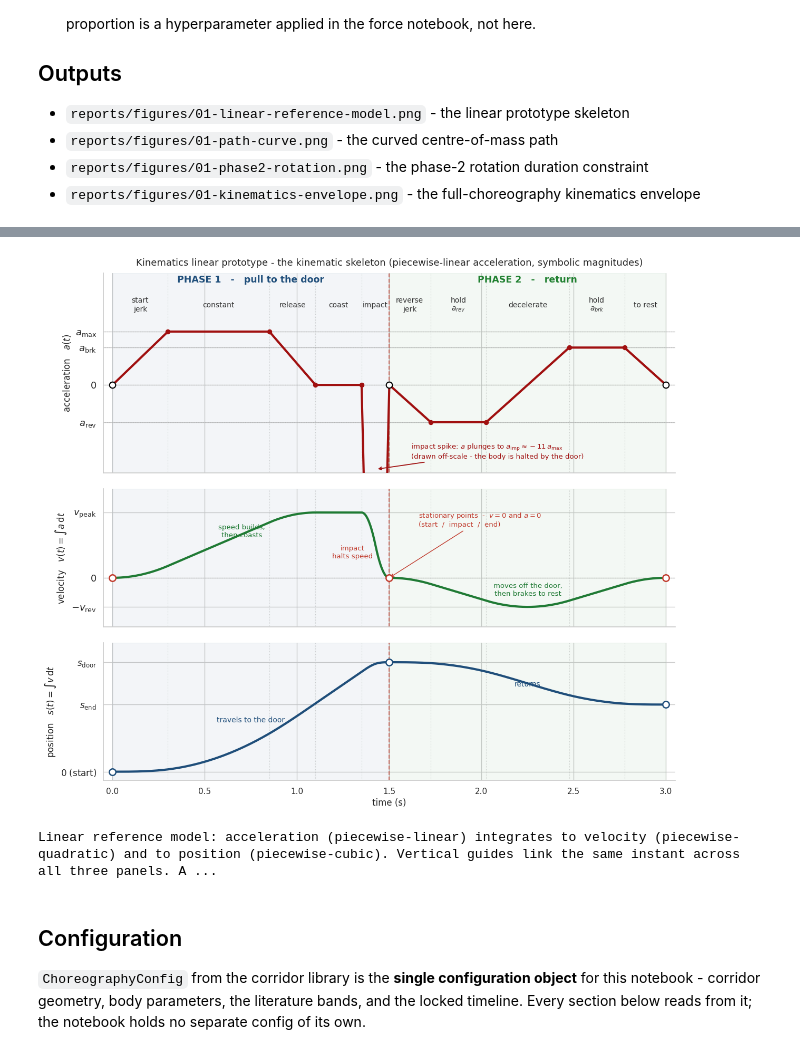
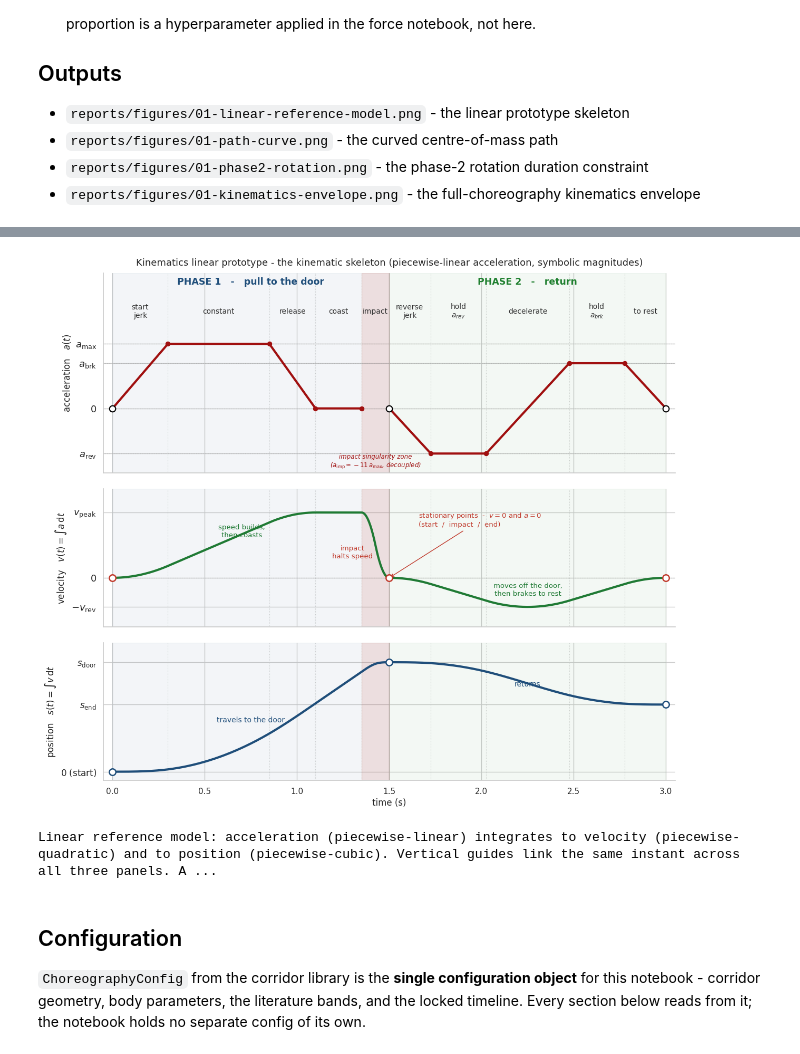
Before and after one commit to stellarshenson/henryk-simulations, a Jupyter notebook: notebooks/01-kj-corridor-kinematics.ipynb, the cells around one changed output, grey strips where cells are left out. Drawn from its saved outputs; the diff is of its cells as text; code cells hidden in the pictures.

```diff
--- a/notebooks/01-kj-corridor-kinematics.ipynb
+++ b/notebooks/01-kj-corridor-kinematics.ipynb
@@ -149,21 +198,25 @@ for ax in (ax_a, ax_v, ax_s):
     ax.axvspan(1.5, 3.0, color="#208030", alpha=0.05)
     for xb in seg_bounds:
         ax.axvline(xb, color="#cfcfcf", ls=":", lw=0.8, zorder=0)
-    ax.axvline(1.5, color="#c0392b", ls="--", lw=1.4, alpha=0.7, zorder=1)
+    ax.axvspan(1.35, 1.50, color="#c0392b", alpha=0.12, zorder=1)
     ax.spines[["top", "right"]].set_visible(False)
     ax.set_xlim(-0.05, 3.05)
 
 # ----- ACCELERATION -----
 for lvl in (a_max, a_brk, 0.0, a_rev):
     ax_a.axhline(lvl, color="#b0b0b0", ls=":", lw=0.9, alpha=0.8)
-ax_a.plot(tg, a_lin, color="#a01010", lw=3.0, solid_joinstyle="round", zorder=4)
-ax_a.scatter(bp_t, bp_a, color="#a01010", s=34, zorder=5)   # knots
+# impact singularity masked off the curve - shown as a zone, not an off-chart spike
+a_disp = np.where((tg >= 1.35) & (tg <= 1.50), np.nan, a_lin)
+ax_a.plot(tg, a_disp, color="#a01010", lw=3.0, solid_joinstyle="round", zorder=4)
+_knot = [(t, a) for t, a in zip(bp_t, bp_a) if a > a_rev - 0.30]
+ax_a.scatter([t for t, _ in _knot], [a for _, a in _knot],
+             color="#a01010", s=34, zorder=5)   # knots
 ax_a.scatter([0, 1.5, 3.0], [0, 0, 0], facecolor="white", edgecolor="black",
              s=70, lw=1.5, zorder=6)
 ax_a.set_yticks([a_rev, 0.0, a_brk, a_max])
 ax_a.set_yticklabels([r"$a_\mathrm{rev}$", "$0$", r"$a_\mathrm{brk}$",
                       r"$a_\mathrm{max}$"], fontsize=13)
-ax_a.set_ylim(a_rev - 0.95, a_max * 2.10)
+ax_a.set_ylim(a_rev - 0.30, a_max * 2.10)
 ax_a.set_ylabel("acceleration   $a(t)$", fontsize=12)
 # segment labels in a band above the curve
 for tx, lab in segments:
@@ -174,12 +227,10 @@ ax_a.text(0.75, a_max * 1.92, "PHASE 1   -   pull to the door", ha="center",
           fontsize=12.5, fontweight="bold", color="#1f4e7a")
 ax_a.text(2.25, a_max * 1.92, "PHASE 2   -   return", ha="center",
           fontsize=12.5, fontweight="bold", color="#208030")
-# impact off-scale callout
-ax_a.annotate(r"impact spike: $a$ plunges to $a_\mathrm{imp}\approx-11\,a_\mathrm{max}$"
-              "\n(drawn off-scale - the body is halted by the door)",
-              xy=(1.43, a_rev - 0.88), xytext=(1.62, a_rev - 0.55),
-              fontsize=9.5, color="#a01010", va="center",
-              arrowprops=dict(arrowstyle="->", color="#a01010", lw=1.3))
+# impact singularity zone - the spike is decoupled, not drawn
+ax_a.text(1.425, a_rev - 0.13, "impact singularity zone\n"
+          r"($a_\mathrm{imp}\approx-11\,a_\mathrm{max}$, decoupled)",
+          ha="center", va="center", fontsize=8.5, color="#a01010", style="italic")
 ax_a.set_title("Kinematics linear prototype - the kinematic skeleton "
                "(piecewise-linear acceleration, symbolic magnitudes)",
                fontsize=13, pad=10)
@@ -204,34 +255,34 @@ ax_v.annotate("stationary points  -  $v=0$ and $a=0$\n(start  /  impact  /  end)
               xy=(t_imp, v_imp), xytext=(1.66, v_peak * 0.78), fontsize=9.5,
               color="#c0392b", arrowprops=dict(arrowstyle="->", color="#c0392b"))
 
 # ----- POSITION -----
 ax_s.plot(tg, s_lin, color="#1f4e7a", lw=3.0, zorder=4)
 ax_s.scatter([0, t_imp, 3.0], [0, s_imp, s_end], facecolor="white",
              edgecolor="#1f4e7a", s=80, lw=1.8, zorder=6)
 ax_s.set_yticks([0.0, s_end, s_imp])
 ax_s.set_yticklabels(["$0$ (start)", r"$s_\mathrm{end}$", r"$s_\mathrm{door}$"],
                      fontsize=12)
 ax_s.set_ylabel(r"position   $s(t)=\int v\,\mathrm{d}t$", fontsize=12)
 ax_s.set_ylim(-0.08 * s_imp, s_imp * 1.18)
 ax_s.set_xlabel("time (s)", fontsize=12)
 ax_s.text(0.75, s_imp * 0.45, "travels to the door", ha="center", fontsize=10,
           color="#1f4e7a")
 ax_s.text(2.25, s_imp * 0.78, "returns", ha="center", fontsize=10,
           color="#1f4e7a")
 
 for ax in (ax_a, ax_v):
     plt.setp(ax.get_xticklabels(), visible=False)
 
 fig.savefig(_FIG_DIR / "01-linear-reference-model.png", dpi=150,
             bbox_inches="tight")
 plt.show()
 print("Linear reference model: acceleration (piecewise-linear) integrates to "
       "velocity (piecewise-quadratic) and to position (piecewise-cubic). "
       "Vertical guides link the same instant across all three panels. Areas "
       "balanced so v=0 at the three stationary points. The sharp corners are "
       "infinite-jerk - the spline QP below smooths them to C2.")
 # %% [output]
-[figure, old version]
+[figure, new version]
 Linear reference model: acceleration (piecewise-linear) integrates to velocity (piecewise-quadratic) and to position (piecewise-cubic). Vertical guides link the same instant across all three panels. A ...
 # %% [markdown]
 ## Configuration
```
Also changed, not shown: parts of 7 cells of this notebook, 48 other files.
